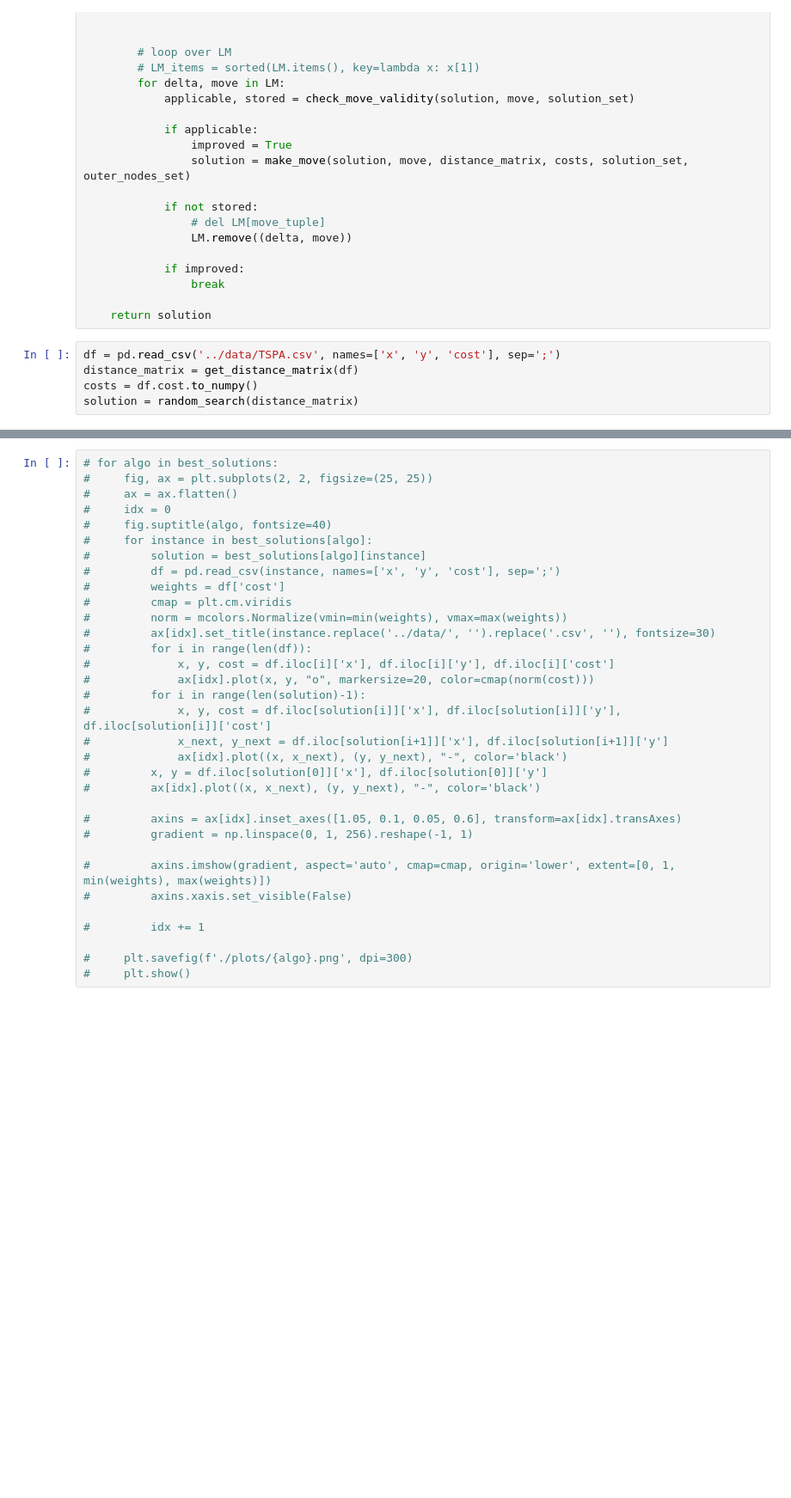
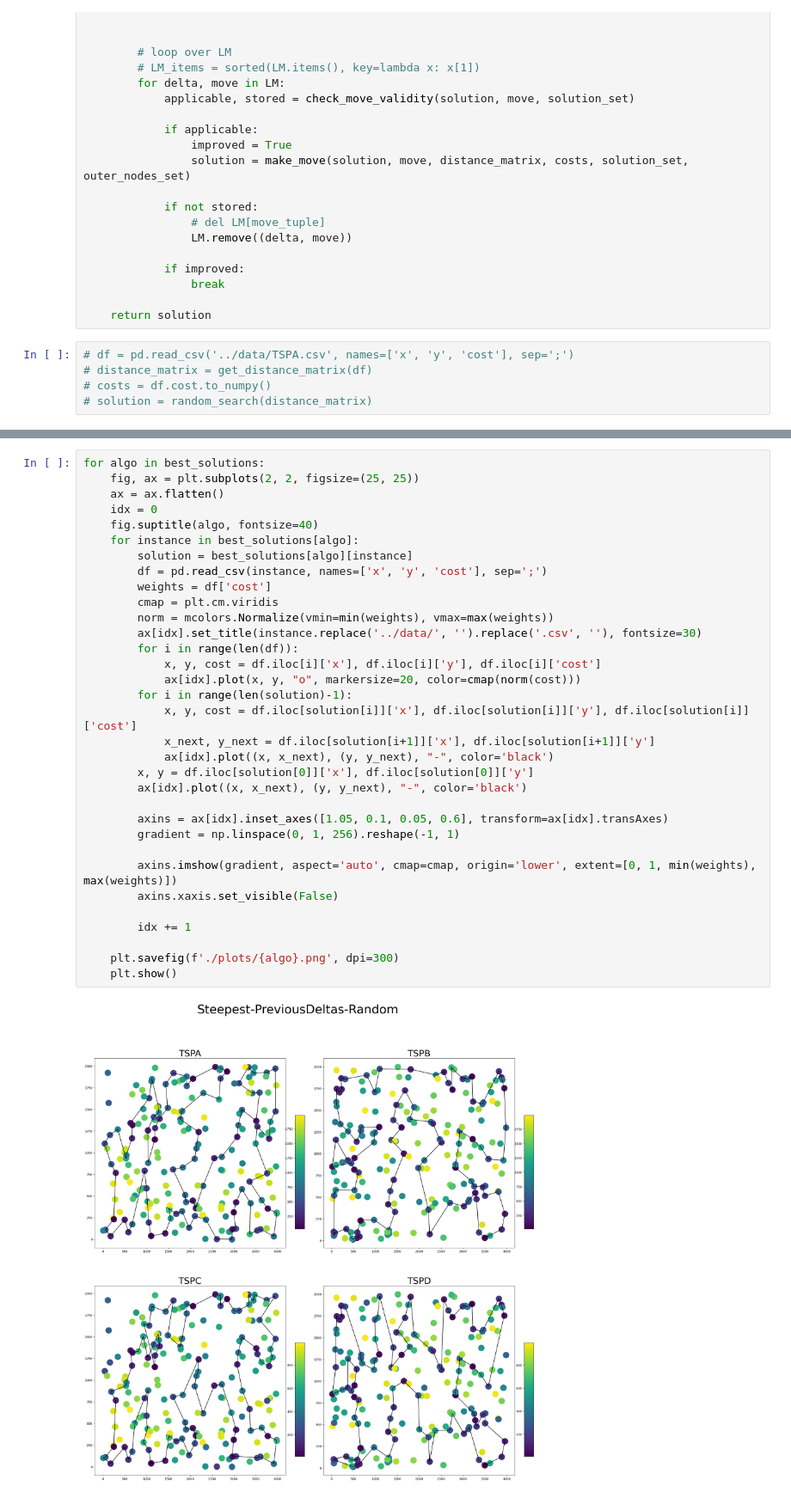
Before and after one commit to aksenyuk/evolutionary-computation, a Jupyter notebook: previous-iterations-deltas-local-search/previous-iterations-deltas-local-search.ipynb, the cells around one changed output, grey strips where cells are left out. Shown at 86% size. Drawn from its saved outputs; the diff is of its cells as text; blank space fills up the shorter version.

```diff
--- a/previous-iterations-deltas-local-search/previous-iterations-deltas-local-search.ipynb
+++ b/previous-iterations-deltas-local-search/previous-iterations-deltas-local-search.ipynb
@@ -273,8 +273,8 @@ def steepest_local_search_deltas(solution, distance_matrix, costs):
 
     return solution
 # %%
-df = pd.read_csv('../data/TSPA.csv', names=['x', 'y', 'cost'], sep=';')
-distance_matrix = get_distance_matrix(df)
-costs = df.cost.to_numpy()
-solution = random_search(distance_matrix)
+# df = pd.read_csv('../data/TSPA.csv', names=['x', 'y', 'cost'], sep=';')
+# distance_matrix = get_distance_matrix(df)
+# costs = df.cost.to_numpy()
+# solution = random_search(distance_matrix)
 # %%
@@ -332,33 +427,35 @@ get_total_cost(new_solution, distance_matrix, costs)
 # %%
-# for algo in best_solutions:
-#     fig, ax = plt.subplots(2, 2, figsize=(25, 25))
-#     ax = ax.flatten()
-#     idx = 0
-#     fig.suptitle(algo, fontsize=40)
-#     for instance in best_solutions[algo]:
-#         solution = best_solutions[algo][instance]
-#         df = pd.read_csv(instance, names=['x', 'y', 'cost'], sep=';')
-#         weights = df['cost']
-#         cmap = plt.cm.viridis
-#         norm = mcolors.Normalize(vmin=min(weights), vmax=max(weights))
-#         ax[idx].set_title(instance.replace('../data/', '').replace('.csv', ''), fontsize=30)
-#         for i in range(len(df)):
-#             x, y, cost = df.iloc[i]['x'], df.iloc[i]['y'], df.iloc[i]['cost']
-#             ax[idx].plot(x, y, "o", markersize=20, color=cmap(norm(cost)))
-#         for i in range(len(solution)-1):
-#             x, y, cost = df.iloc[solution[i]]['x'], df.iloc[solution[i]]['y'], df.iloc[solution[i]]['cost']
-#             x_next, y_next = df.iloc[solution[i+1]]['x'], df.iloc[solution[i+1]]['y']
-#             ax[idx].plot((x, x_next), (y, y_next), "-", color='black')
-#         x, y = df.iloc[solution[0]]['x'], df.iloc[solution[0]]['y']
-#         ax[idx].plot((x, x_next), (y, y_next), "-", color='black')
+for algo in best_solutions:
+    fig, ax = plt.subplots(2, 2, figsize=(25, 25))
+    ax = ax.flatten()
+    idx = 0
+    fig.suptitle(algo, fontsize=40)
+    for instance in best_solutions[algo]:
+        solution = best_solutions[algo][instance]
+        df = pd.read_csv(instance, names=['x', 'y', 'cost'], sep=';')
+        weights = df['cost']
+        cmap = plt.cm.viridis
+        norm = mcolors.Normalize(vmin=min(weights), vmax=max(weights))
+        ax[idx].set_title(instance.replace('../data/', '').replace('.csv', ''), fontsize=30)
+        for i in range(len(df)):
+            x, y, cost = df.iloc[i]['x'], df.iloc[i]['y'], df.iloc[i]['cost']
+            ax[idx].plot(x, y, "o", markersize=20, color=cmap(norm(cost)))
+        for i in range(len(solution)-1):
+            x, y, cost = df.iloc[solution[i]]['x'], df.iloc[solution[i]]['y'], df.iloc[solution[i]]['cost']
+            x_next, y_next = df.iloc[solution[i+1]]['x'], df.iloc[solution[i+1]]['y']
+            ax[idx].plot((x, x_next), (y, y_next), "-", color='black')
+        x, y = df.iloc[solution[0]]['x'], df.iloc[solution[0]]['y']
+        ax[idx].plot((x, x_next), (y, y_next), "-", color='black')
 
-#         axins = ax[idx].inset_axes([1.05, 0.1, 0.05, 0.6], transform=ax[idx].transAxes)
-#         gradient = np.linspace(0, 1, 256).reshape(-1, 1)
+        axins = ax[idx].inset_axes([1.05, 0.1, 0.05, 0.6], transform=ax[idx].transAxes)
+        gradient = np.linspace(0, 1, 256).reshape(-1, 1)
 
-#         axins.imshow(gradient, aspect='auto', cmap=cmap, origin='lower', extent=[0, 1, min(weights), max(weights)])
-#         axins.xaxis.set_visible(False)
+        axins.imshow(gradient, aspect='auto', cmap=cmap, origin='lower', extent=[0, 1, min(weights), max(weights)])
+        axins.xaxis.set_visible(False)
 
-#         idx += 1
+        idx += 1
 
-#     plt.savefig(f'./plots/{algo}.png', dpi=300)
-#     plt.show()
+    plt.savefig(f'./plots/{algo}.png', dpi=300)
+    plt.show()
+# %% [output]
+[figure, added]
```
Also changed, not shown: parts of 8 cells of this notebook, 4 other files.
